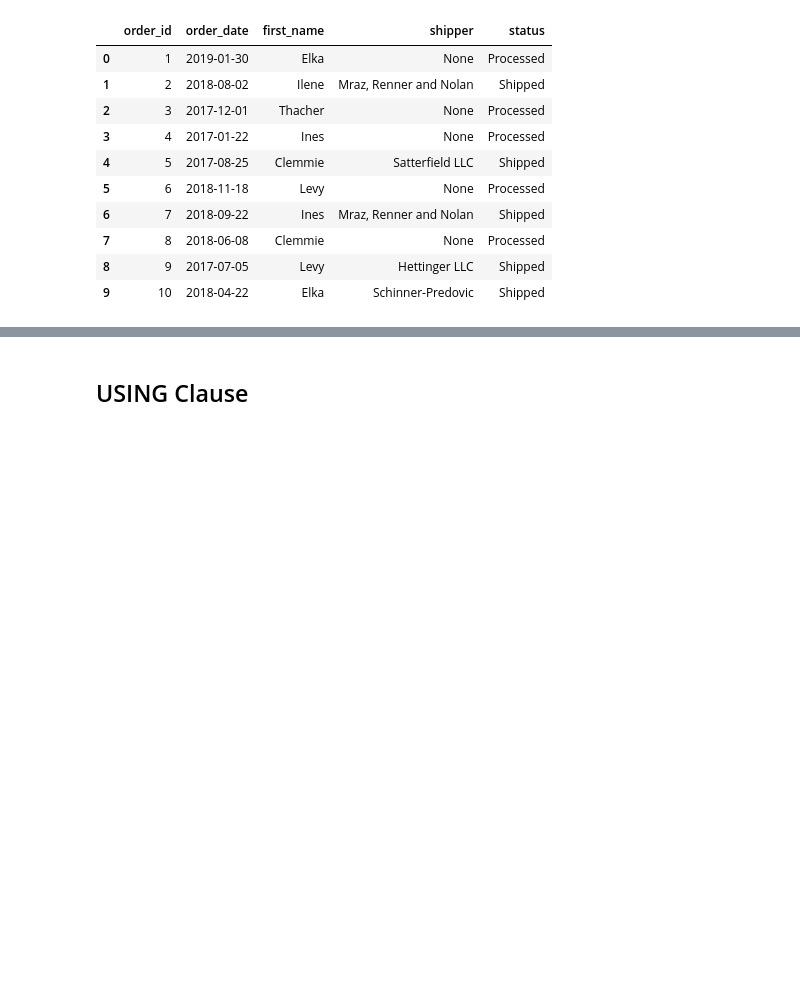
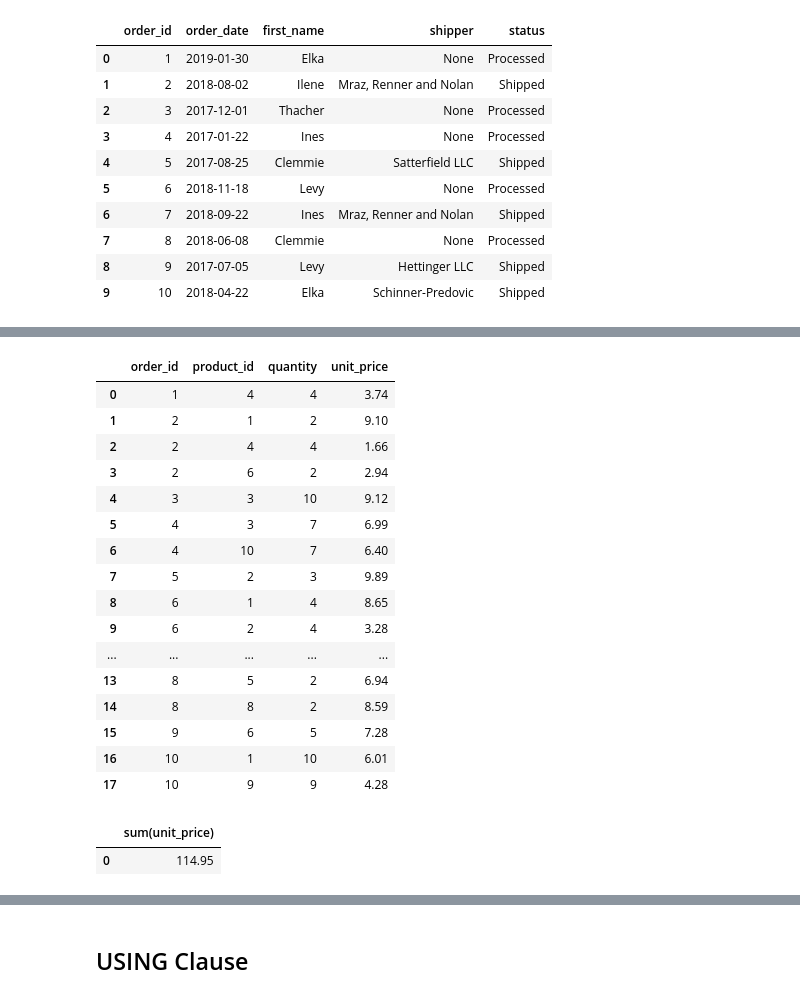
Before and after one commit to VeenaKGit/Knowledge, a Jupyter notebook: Working with Databases.ipynb, the cells around one changed output, grey strips where cells are left out. Saved outputs shown, nothing was run; the diff lists cells and outputs as text; code cells hidden in the pictures; blank space fills up the shorter version.

```diff
--- a/Working with Databases.ipynb
+++ b/Working with Databases.ipynb
@@ -722,0 +752,31 @@ ORDER BY o.order_id' \
+# %%
+pd.read_sql_query(
+'SELECT * FROM order_items' \
+, connection)
+# %% [output]
+|  | order_id | product_id | quantity | unit_price |
+| 0 | 1 | 4 | 4 | 3.74 |
+| 1 | 2 | 1 | 2 | 9.10 |
+| 2 | 2 | 4 | 4 | 1.66 |
+| 3 | 2 | 6 | 2 | 2.94 |
+| 4 | 3 | 3 | 10 | 9.12 |
+| 5 | 4 | 3 | 7 | 6.99 |
+| 6 | 4 | 10 | 7 | 6.40 |
+| 7 | 5 | 2 | 3 | 9.89 |
+| 8 | 6 | 1 | 4 | 8.65 |
+| 9 | 6 | 2 | 4 | 3.28 |
+| ... | ... | ... | ... | ... |
+| 13 | 8 | 5 | 2 | 6.94 |
+| 14 | 8 | 8 | 2 | 8.59 |
+| 15 | 9 | 6 | 5 | 7.28 |
+| 16 | 10 | 1 | 10 | 6.01 |
+| 17 | 10 | 9 | 9 | 4.28 |
+# %%
+# sum() of all the orders a
+pd.read_sql_query(
+'SELECT sum(unit_price) \
+FROM order_items' \
+, connection)
+# %% [output]
+|  | sum(unit_price) |
+| 0 | 114.95 |
```
Also changed, not shown: parts of 33 cells of this notebook, 1 other file.
